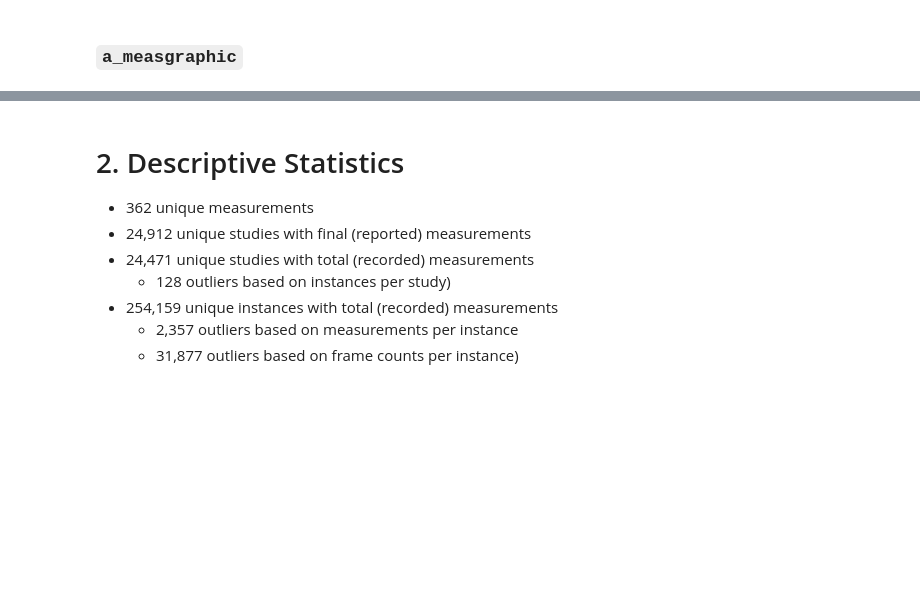
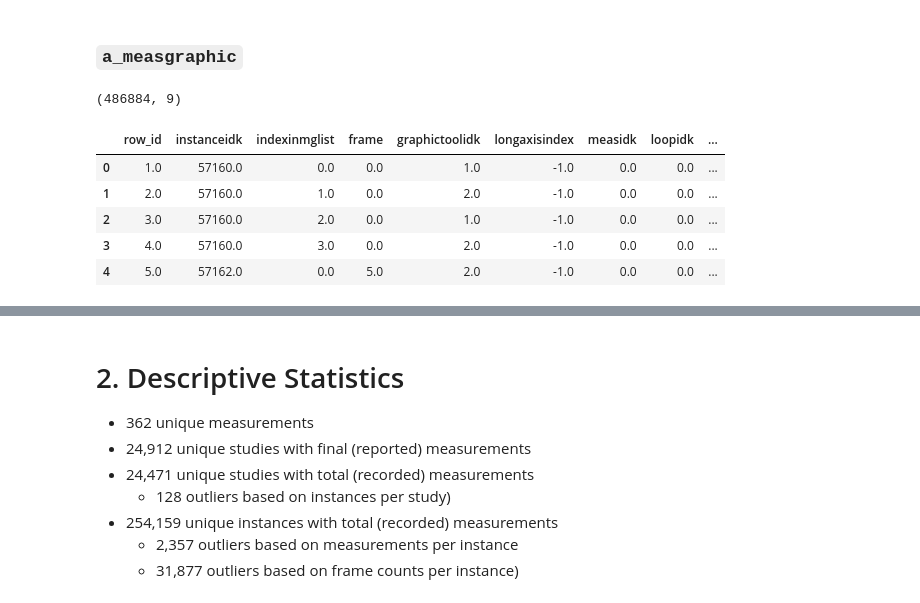
Before and after one commit to dssg/usal_echo_public, a Jupyter notebook: notebooks/20190702_YN_measurement_eda.ipynb, the cells around one changed output, grey strips where cells are left out. Saved outputs shown, nothing was run; the diff lists cells and outputs as text; code cells hidden in the pictures; blank space fills up the shorter version.

```diff
--- a/notebooks/20190702_YN_measurement_eda.ipynb
+++ b/notebooks/20190702_YN_measurement_eda.ipynb
@@ -65,9 +109,17 @@ measgraphref_df["howentered"].unique()
 # %% [markdown]
 ### `a_measgraphic`
 # %%
-measgraphic_df = read_table('a_measgraphic')
+measgraphic_df = read_table(conn, 'a_measgraphic')
 print(measgraphic_df.shape)
 measgraphic_df.head()
+# %% [output]
+(486884, 9)
+|  | row_id | instanceidk | indexinmglist | frame | graphictoolidk | longaxisindex | measidk | loopidk | ... |
+| 0 | 1.0 | 57160.0 | 0.0 | 0.0 | 1.0 | -1.0 | 0.0 | 0.0 | ... |
+| 1 | 2.0 | 57160.0 | 1.0 | 0.0 | 2.0 | -1.0 | 0.0 | 0.0 | ... |
+| 2 | 3.0 | 57160.0 | 2.0 | 0.0 | 1.0 | -1.0 | 0.0 | 0.0 | ... |
+| 3 | 4.0 | 57160.0 | 3.0 | 0.0 | 2.0 | -1.0 | 0.0 | 0.0 | ... |
+| 4 | 5.0 | 57162.0 | 0.0 | 5.0 | 2.0 | -1.0 | 0.0 | 0.0 | ... |
 # %%
 # Drop fields with unknown descriptions in Xcelera documentation
 measgraphic_df = measgraphic_df.drop(["graphictoolidk", "longaxisindex", "measidk", "loopidk", "instancerecordtype"], axis="columns")
```
Also changed, not shown: parts of 74 cells of this notebook, 1 other file.
